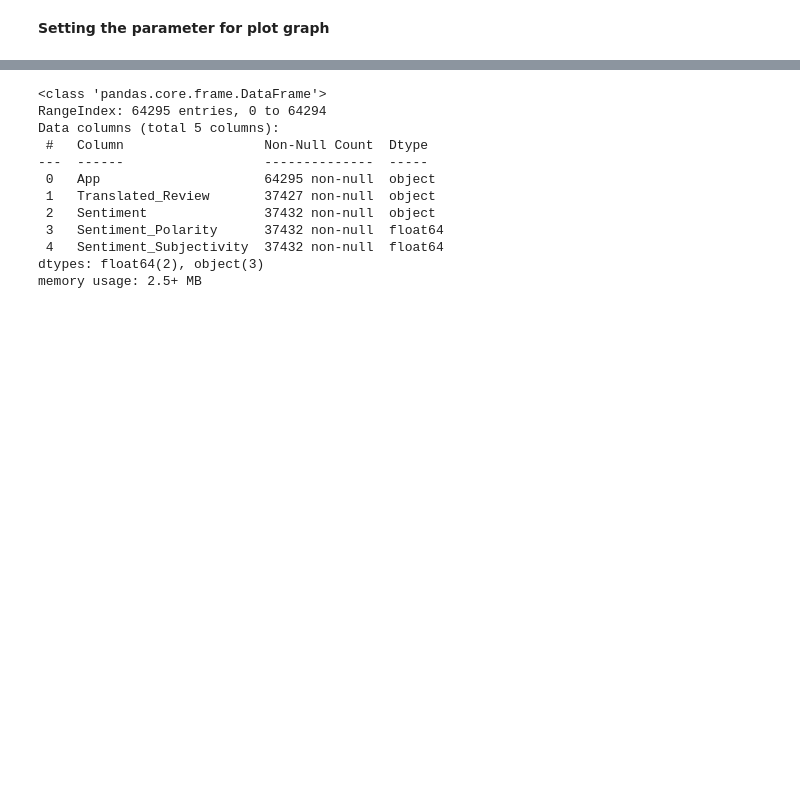
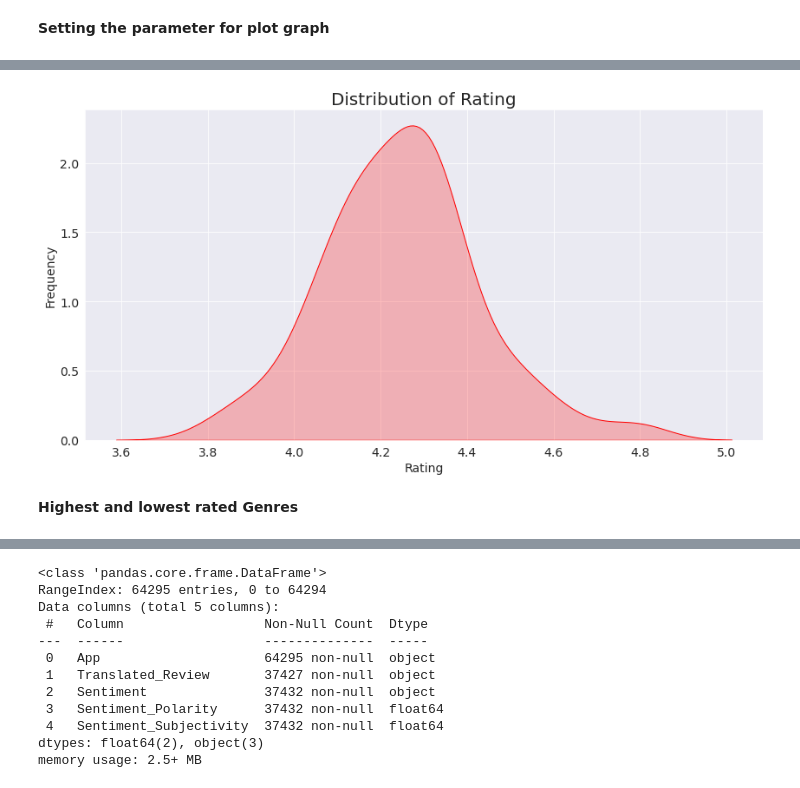
Before and after one commit to AjitVarpe/Data-Analysis-of-playstore, a Jupyter notebook: Copy_of_Play_Store_App_Review_Analysis_Capstone_Project.ipynb, the cells around one changed output, grey strips where cells are left out. Drawn from its saved outputs; the diff is of its cells as text; code cells hidden in the pictures; blank space fills up the shorter version.

```diff
--- a/Copy_of_Play_Store_App_Review_Analysis_Capstone_Project.ipynb
+++ b/Copy_of_Play_Store_App_Review_Analysis_Capstone_Project.ipynb
@@ -275,0 +283,4 @@ NameError: ignored
+# %%
+genres_ratings_df = Data_Frame.groupby(['Genres'])[['Rating']].mean()
+# %%
+genres_installs_ratings = pd.merge(top_genres_installs, genres_ratings_df, on='Genres')
@@ -275,0 +299,11 @@ NameError: ignored
+# %%
+plt.figure(figsize=(14,7))
+g = sns.kdeplot(genres_installs_ratings.Rating, color="Red", shade = True)
+g.set_xlabel("Rating")
+g.set_ylabel("Frequency")
+plt.title('Distribution of Rating',size = 20)
+plt.show()
+# %% [output]
+[figure, added]
+# %% [markdown]
+**Highest and lowest rated Genres**
```
Also changed, not shown: parts of 43 cells of this notebook.
